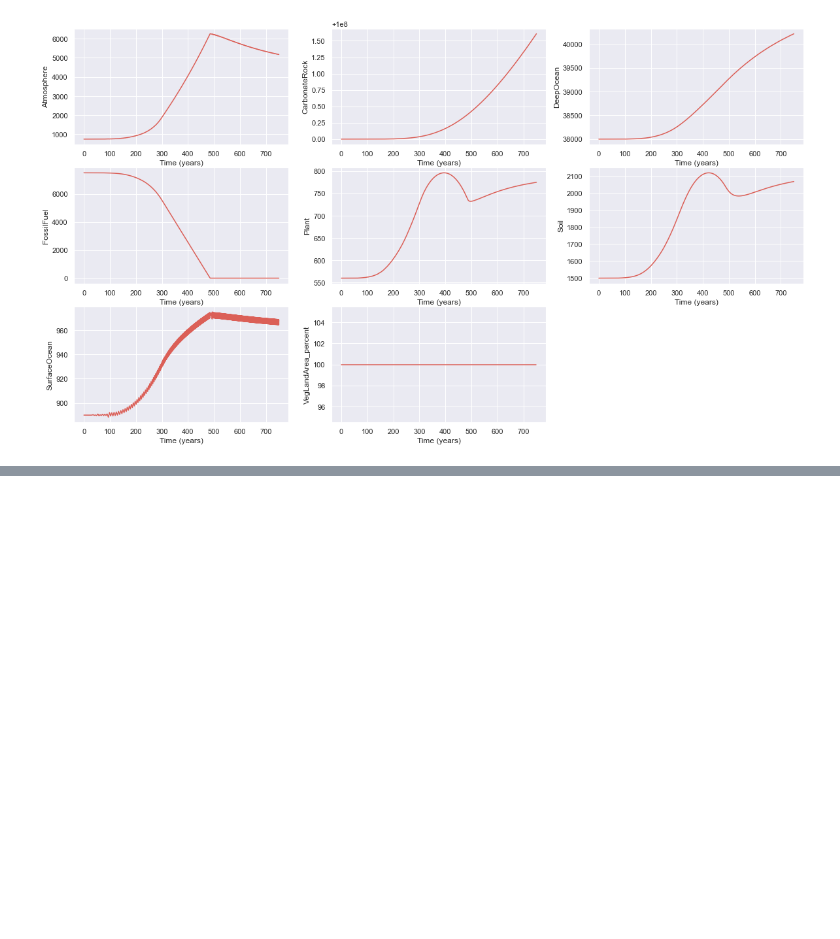
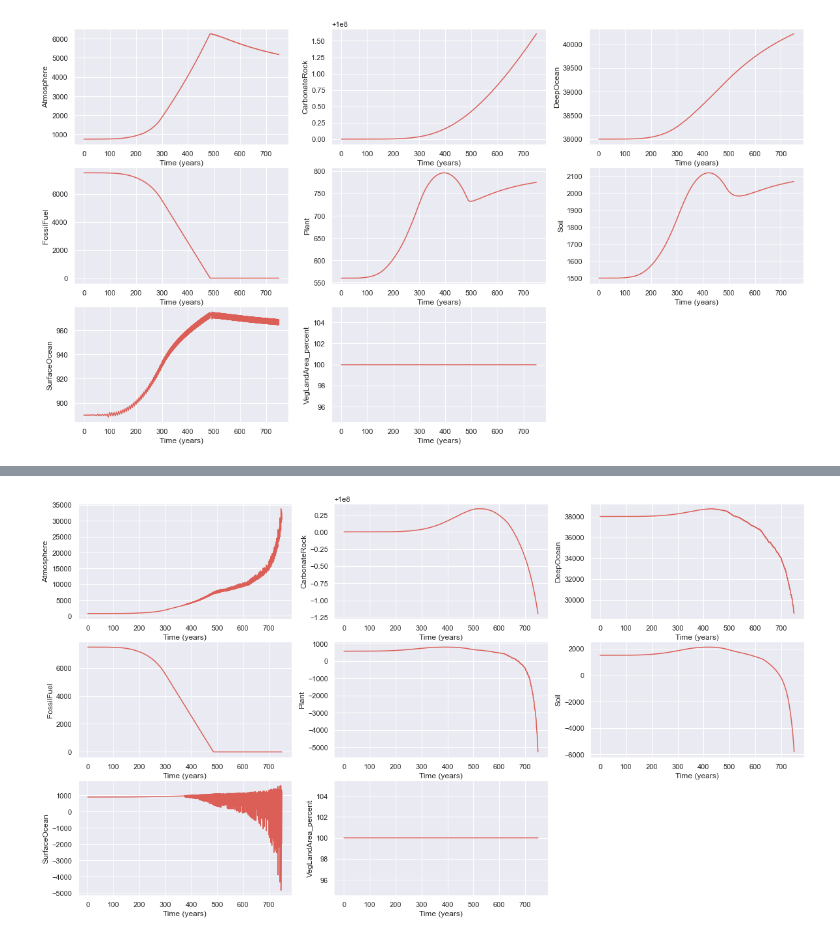
Before and after one commit to littlebuzzybee/MACS205a-Projet, a Jupyter notebook: carbone.ipynb, the cells around one changed output, grey strips where cells are left out. Saved outputs shown, nothing was run; the diff lists cells and outputs as text; code cells hidden in the pictures; blank space fills up the shorter version.

```diff
--- a/carbone.ipynb
+++ b/carbone.ipynb
@@ -311,0 +393,5 @@ model.plot_evolution(model.params)
+# %%
+model.predict("RK1", 0, 750, num=2300)
+model.plot_evolution(model.params)
+# %% [output]
+[figure, added]
```
Also changed, not shown: parts of 15 cells of this notebook.
